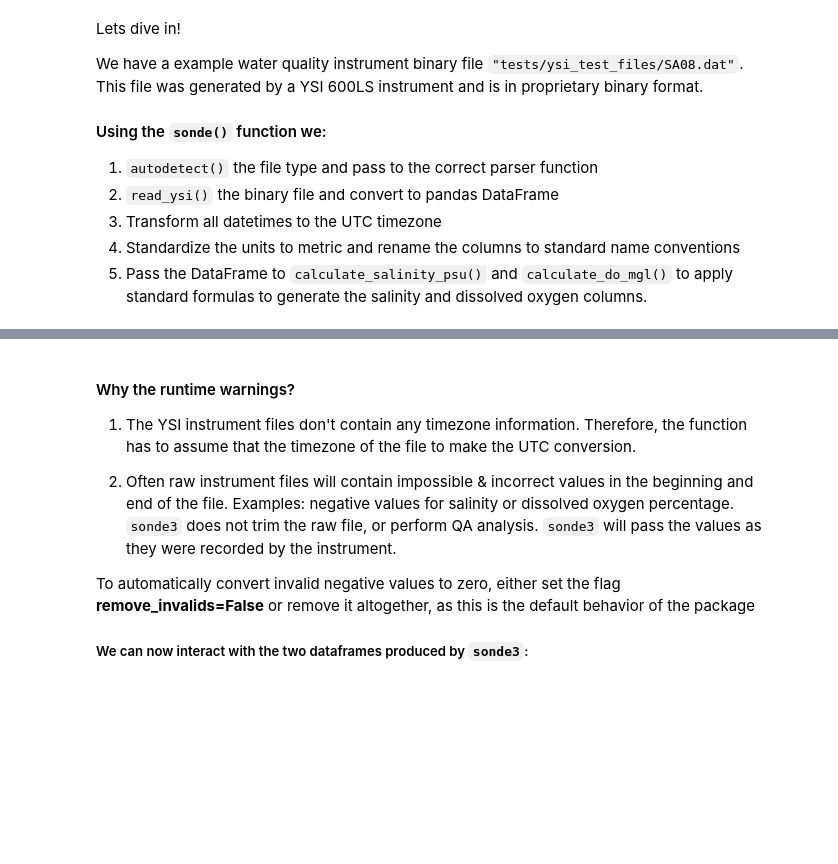
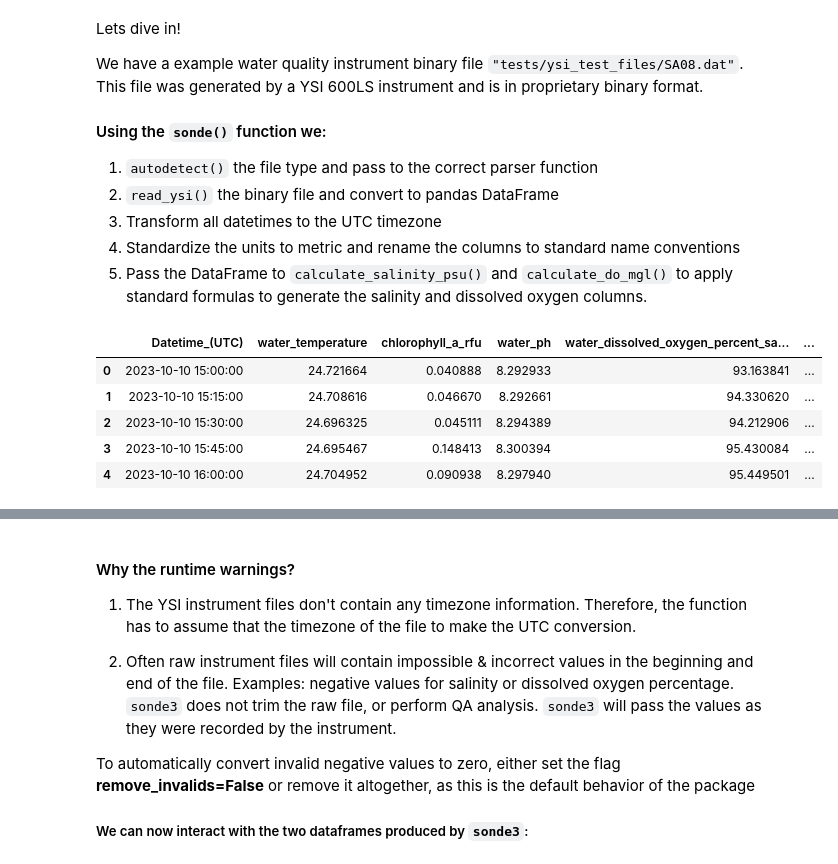
Before and after one commit to kimia-karimi/sonde3, a Jupyter notebook: index.ipynb, the cells around one changed output, grey strips where cells are left out. Cells and saved outputs as stored; diff of their text form; code cells hidden in the pictures; blank space fills up the shorter version.

```diff
--- a/index.ipynb
+++ b/index.ipynb
@@ -24 +26,10 @@ CCBAY = sonde3.read_insitu("tests/aquatroll_test_files/HydroVu_AquaTROLL__Baffin
+# %%
+DF.head()
+# %% [output]
+|  | Datetime_(UTC) | water_temperature | chlorophyll_a_rfu | water_ph | water_dissolved_oxygen_percent_sa... | ... |
+| 0 | 2023-10-10 15:00:00 | 24.721664 | 0.040888 | 8.292933 | 93.163841 | ... |
+| 1 | 2023-10-10 15:15:00 | 24.708616 | 0.046670 | 8.292661 | 94.330620 | ... |
+| 2 | 2023-10-10 15:30:00 | 24.696325 | 0.045111 | 8.294389 | 94.212906 | ... |
+| 3 | 2023-10-10 15:45:00 | 24.695467 | 0.148413 | 8.300394 | 95.430084 | ... |
+| 4 | 2023-10-10 16:00:00 | 24.704952 | 0.090938 | 8.297940 | 95.449501 | ... |
 # %%
```
Also changed, not shown: parts of 7 cells of this notebook, 4 other files.
